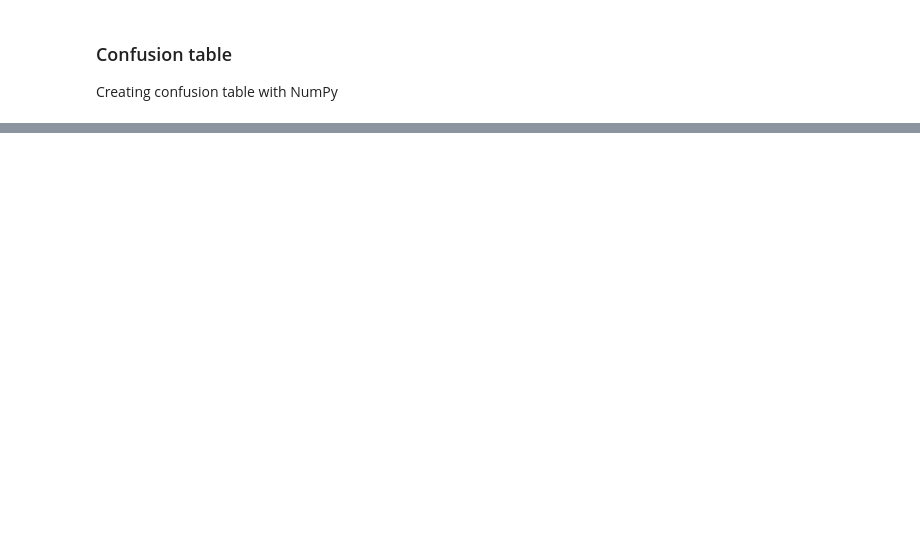
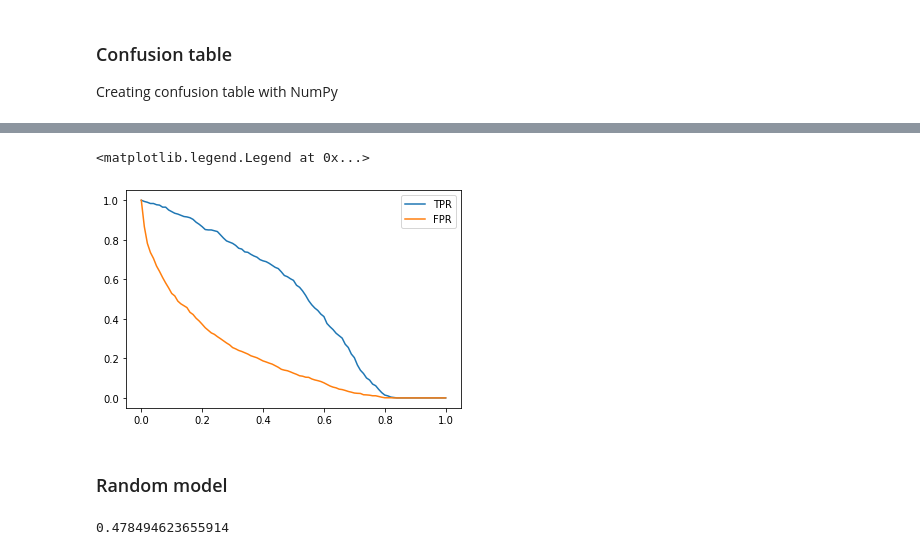
Before and after one commit to nandan-06/Churn-Prediction, a Jupyter notebook: churn_prediction.ipynb, the cells around one changed output, grey strips where cells are left out. Drawn from its saved outputs; the diff is of its cells as text; code cells hidden in the pictures; blank space fills up the shorter version.

```diff
--- a/churn_prediction.ipynb
+++ b/churn_prediction.ipynb
@@ -680,0 +706,4 @@ df_scores[::10]
+# %%
+df_scores['tpr'] = (df_scores.tp / (df_scores.tp + df_scores.fn))
+df_scores['fpr'] = (df_scores.fp / (df_scores.fp + df_scores.tn))
+df_scores[::10]
@@ -680,0 +723,15 @@ df_scores[::10]
+# %%
+plt.plot(df_scores.threshold, df_scores.tpr, label='TPR')
+plt.plot(df_scores.threshold, df_scores.fpr, label='FPR')
+plt.legend()
+# %% [output]
+<matplotlib.legend.Legend at 0x...>
+[figure, added]
+# %% [markdown]
+### Random model
+# %%
+np.random.seed(1)
+y_rand = np.random.uniform(0,1,size=len(y_val))
+((y_rand >= 0.5) == y_val).mean()
+# %% [output]
+0.478494623655914
```
Also changed, not shown: parts of 49 cells of this notebook.
